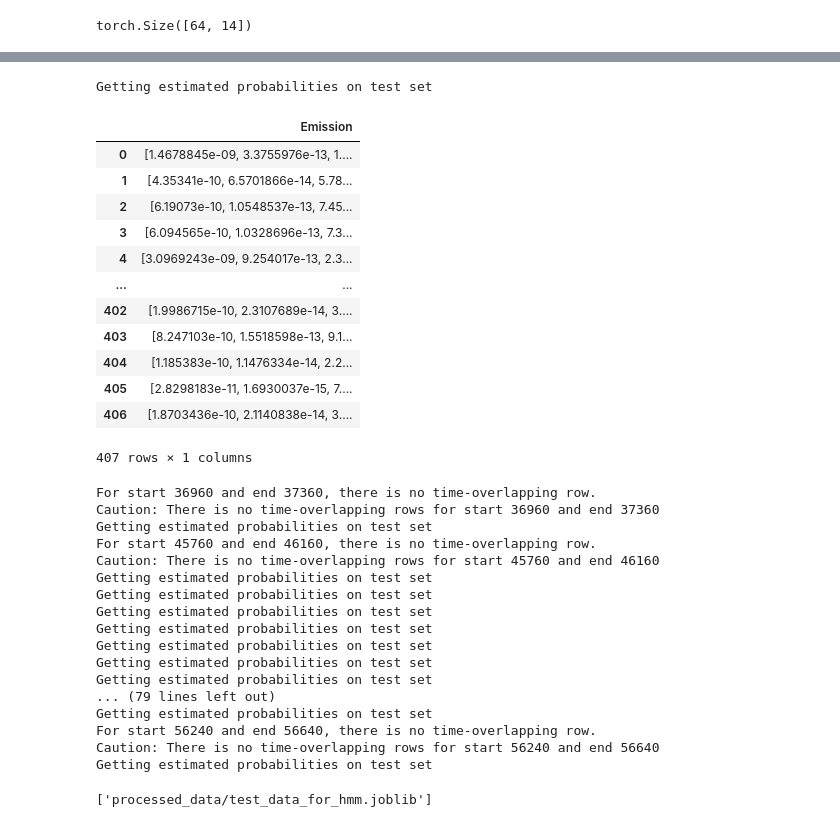
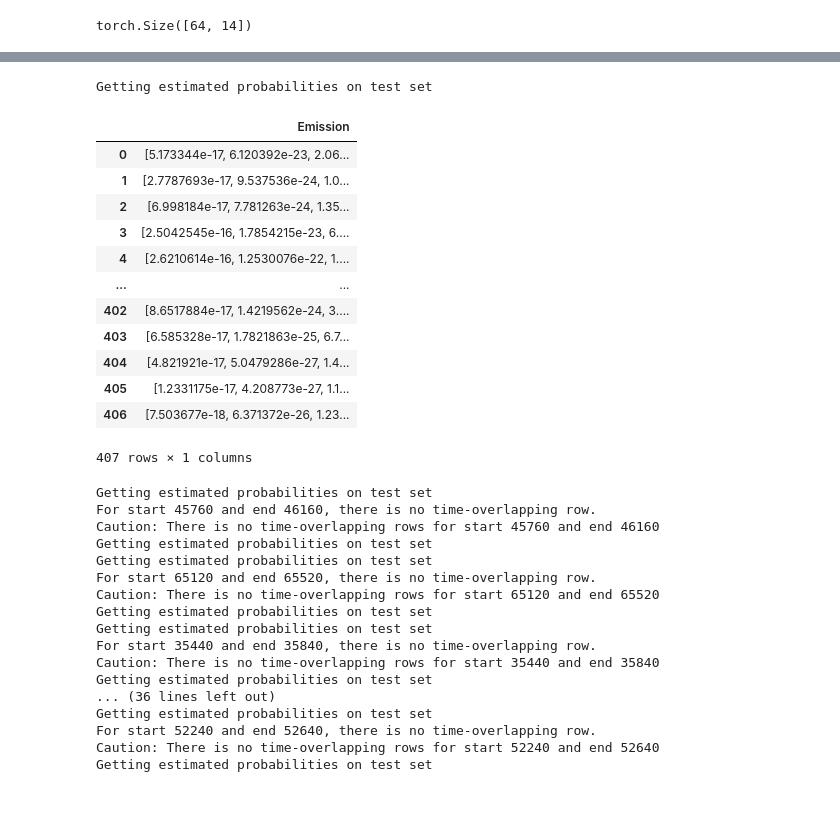
Before and after one commit to jiayan-li/keyword-spotting, a Jupyter notebook: DNN.ipynb, the cells around one changed output, grey strips where cells are left out. Drawn from its saved outputs; the diff is of its cells as text; code cells hidden in the pictures.

Commit message:
Add: DNN emission for training data

```diff
--- a/DNN.ipynb
+++ b/DNN.ipynb
@@ -461,0 +410,10 @@ Got 21 / 716 correct (2.93)
+# %%
+saved_model = DNN_FC(input_size, num_classes)
+input_size = len(df_train.iloc[0]['mfcc'])
+num_classes = len(df_train.iloc[0]['label'])
+
+# Specify the file path
+file_path = "model_parameters.pth"
+
+# Load the model parameters
+saved_model.load_state_dict(torch.load(file_path))
@@ -542,75 +517,74 @@ array([1.3320205e-11, 6.2040711e-16, 4.5548303e-09, 2.9951235e-09,
 # %%
-def path_to_emission(file_path_wav: str, file_path_phn: str):
+def path_to_emission(model, file_path_wav: str, file_path_phn: str):
     '''
     Given the path of a file, get the emission probabilities.
     Args:
-        file_path: Path of the audio file as a string.
+        model: DNN Model
+        file_path_vaw: Path of the audio file as a string.
+        file_path_phn: file path for the phonemes.
     Returns:
         emit: pd.dataframe
             Emission probabilities for each frame in the audio file.
     '''
     df_test = mfcc_label.prepare_data(file_path_phn,file_path_wav)
-    column_str_to_numpy(df_test, 'mfcc')
-    column_str_to_numpy(df_test, 'label')
+    DNN_utils.column_str_to_numpy(df_test, 'mfcc')
+    DNN_utils.column_str_to_numpy(df_test, 'label')
     # Convert dataframe into a loader so that torch can work with.
     dataset_test = CustomDataset(df_test,train=False)
     loader_test = DataLoader(dataset_test, batch_size=1,
                         sampler=sampler.SequentialSampler(range(len(df_test))))
 
     emission_data = find_emission(loader_test, model)
     return emission_data
 
 
-path_to_emission('timit/data/TRAIN/DR4/MDCD0/SX425.WAV','timit/data/TRAIN/DR4/MDCD0/SX425.PHN')
+path_to_emission(saved_model,'timit/data/TRAIN/DR4/MDCD0/SX425.WAV','timit/data/TRAIN/DR4/MDCD0/SX425.PHN')
 # %% [output]
 Getting estimated probabilities on test set
 |  | Emission |
-| 0 | [1.4678845e-09, 3.3755976e-13, 1.... |
-| 1 | [4.35341e-10, 6.5701866e-14, 5.78... |
-| 2 | [6.19073e-10, 1.0548537e-13, 7.45... |
-| 3 | [6.094565e-10, 1.0328696e-13, 7.3... |
-| 4 | [3.0969243e-09, 9.254017e-13, 2.3... |
+| 0 | [5.173344e-17, 6.120392e-23, 2.06... |
+| 1 | [2.7787693e-17, 9.537536e-24, 1.0... |
+| 2 | [6.998184e-17, 7.781263e-24, 1.35... |
+| 3 | [2.5042545e-16, 1.7854215e-23, 6.... |
+| 4 | [2.6210614e-16, 1.2530076e-22, 1.... |
 | ... | ... |
-| 402 | [1.9986715e-10, 2.3107689e-14, 3.... |
-| 403 | [8.247103e-10, 1.5518598e-13, 9.1... |
-| 404 | [1.185383e-10, 1.1476334e-14, 2.2... |
-| 405 | [2.8298183e-11, 1.6930037e-15, 7.... |
-| 406 | [1.8703436e-10, 2.1140838e-14, 3.... |
+| 402 | [8.6517884e-17, 1.4219562e-24, 3.... |
+| 403 | [6.585328e-17, 1.7821863e-25, 6.7... |
+| 404 | [4.821921e-17, 5.0479286e-27, 1.4... |
+| 405 | [1.2331175e-17, 4.208773e-27, 1.1... |
+| 406 | [7.503677e-18, 6.371372e-26, 1.23... |
 407 rows × 1 columns
 # %%
-def get_emission_all_paths(path_type: str = 'test'):
+def get_emission_all_paths(model, path_type: str = 'test'):
+    from joblib import dump
     paths = load('processed_data/train_test_dataset_never.joblib')[path_type]
     data = {}
     for i in range(len(paths)):
         file_path_wav, file_path_phn, file_path_word = paths[i]
-        emission_data = path_to_emission(file_path_wav, file_path_phn)
+        emission_data = path_to_emission(model, file_path_wav, file_path_phn)
         data[(file_path_wav, file_path_phn, file_path_word)] = emission_data
+        dump(data, "processed_data/"+path_type+"_data_for_hmm.joblib")
+    return data
 
-    return data
-data = get_emission_all_paths()
-
-
-from joblib import dump
-dump(data, "processed_data/test_data_for_hmm.joblib")
+data = get_emission_all_paths(saved_model, path_type='train')
 # %% [output]
-For start 36960 and end 37360, there is no time-overlapping row.
-Caution: There is no time-overlapping rows for start 36960 and end 37360
 Getting estimated probabilities on test set
 For start 45760 and end 46160, there is no time-overlapping row.
 Caution: There is no time-overlapping rows for start 45760 and end 46160
 Getting estimated probabilities on test set
 Getting estimated probabilities on test set
+For start 65120 and end 65520, there is no time-overlapping row.
+Caution: There is no time-overlapping rows for start 65120 and end 65520
 Getting estimated probabilities on test set
 Getting estimated probabilities on test set
+For start 35440 and end 35840, there is no time-overlapping row.
+Caution: There is no time-overlapping rows for start 35440 and end 35840
 Getting estimated probabilities on test set
+... (36 lines left out)
 Getting estimated probabilities on test set
+For start 52240 and end 52640, there is no time-overlapping row.
+Caution: There is no time-overlapping rows for start 52240 and end 52640
 Getting estimated probabilities on test set
-... (79 lines left out)
-Getting estimated probabilities on test set
-For start 56240 and end 56640, there is no time-overlapping row.
-Caution: There is no time-overlapping rows for start 56240 and end 56640
-Getting estimated probabilities on test set
-['processed_data/test_data_for_hmm.joblib']
 # %%
 display(data[('timit/data/TRAIN/DR2/FPJF0/SX146.WAV',
   'timit/data/TRAIN/DR2/FPJF0/SX146.PHN',
```
Also changed, not shown: parts of 11 cells of this notebook, 2 other files.
